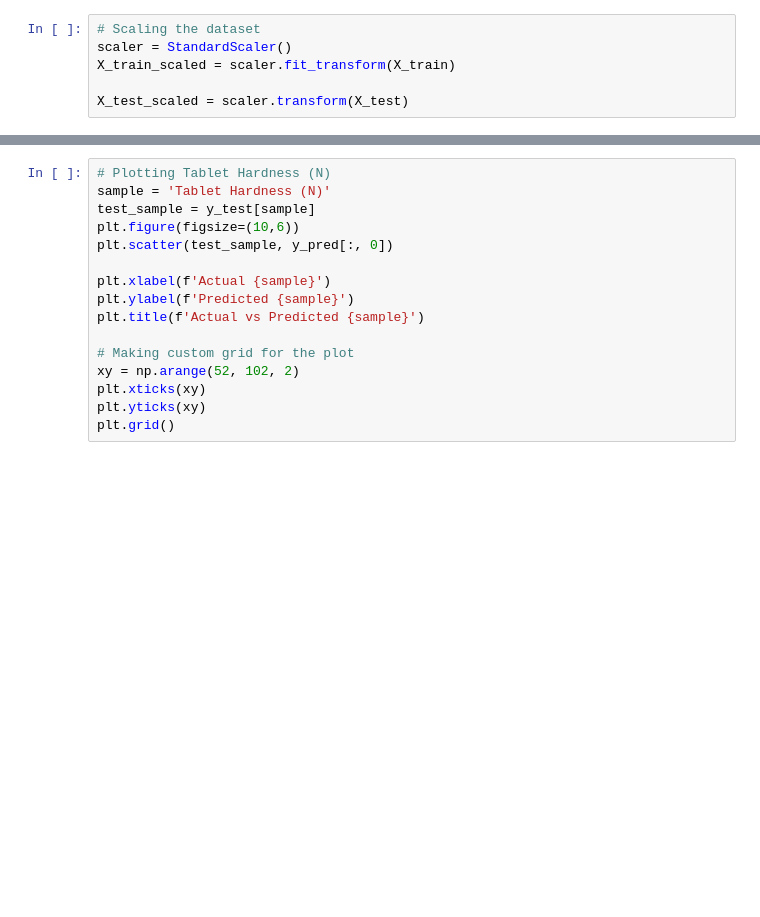
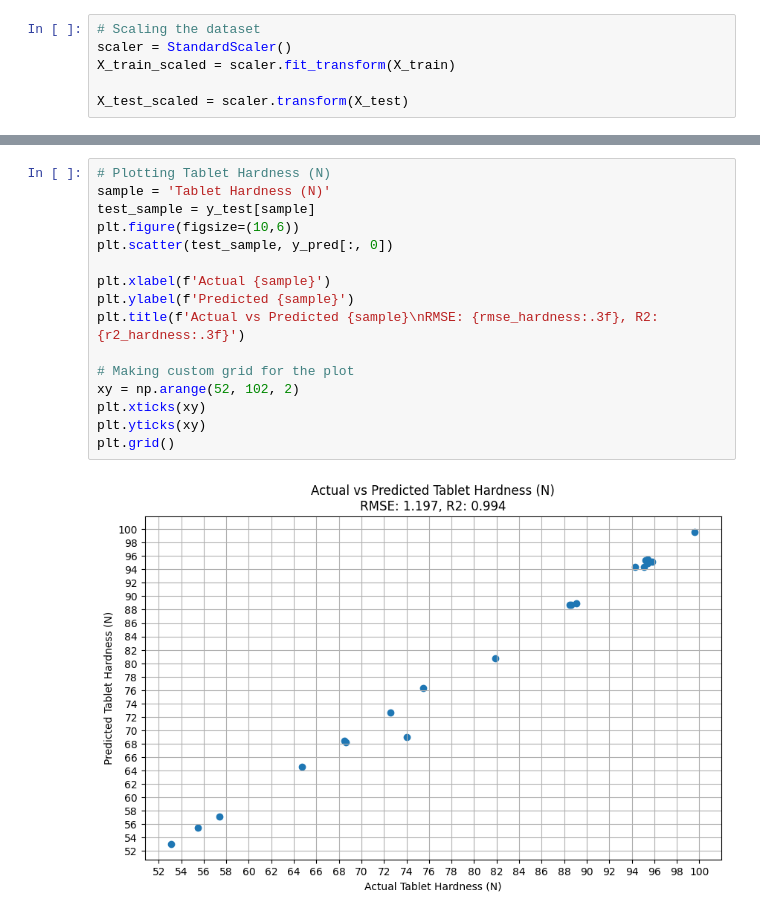
Before and after one commit to MrHexeberg/AI-medical-project, a Jupyter notebook: AI_Model_Pill/Project_RandomForest.ipynb, the cells around one changed output, grey strips where cells are left out. Drawn from its saved outputs; the diff is of its cells as text; blank space fills up the shorter version.

```diff
--- a/AI_Model_Pill/Project_RandomForest.ipynb
+++ b/AI_Model_Pill/Project_RandomForest.ipynb
@@ -51,19 +101,21 @@ print('R2:', r2)
 # %%
 # Plotting Tablet Hardness (N)
 sample = 'Tablet Hardness (N)'
 test_sample = y_test[sample]
 plt.figure(figsize=(10,6))
 plt.scatter(test_sample, y_pred[:, 0])
 
 plt.xlabel(f'Actual {sample}')
 plt.ylabel(f'Predicted {sample}')
-plt.title(f'Actual vs Predicted {sample}')
+plt.title(f'Actual vs Predicted {sample}\nRMSE: {rmse_hardness:.3f}, R2: {r2_hardness:.3f}')
 
 # Making custom grid for the plot
 xy = np.arange(52, 102, 2)
 plt.xticks(xy)
 plt.yticks(xy)
 plt.grid()
+# %% [output]
+[figure, added]
 # %%
 # Tablet height
 sample = 'Tablet Height (mm)'
```
Also changed, not shown: parts of 9 cells of this notebook, 2 other files.
